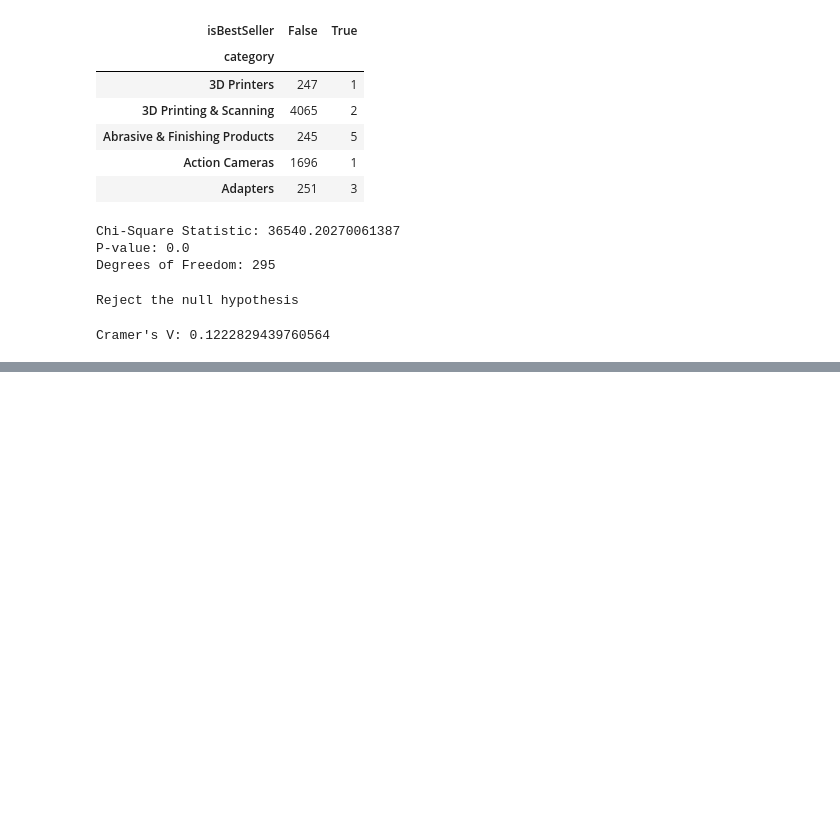
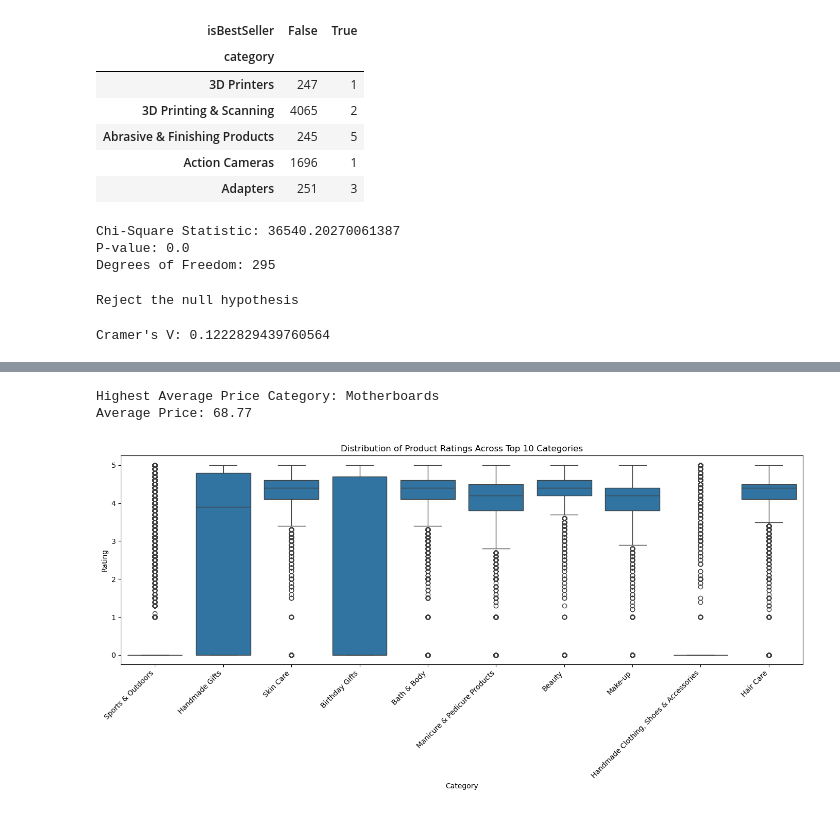
Before and after one commit to Akash-045/lab-eda-bivariate, a Jupyter notebook: Bivariate_Lab.ipynb, the cells around one changed output, grey strips where cells are left out. Cells and saved outputs as stored; diff of their text form; code cells hidden in the pictures; blank space fills up the shorter version.

```diff
--- a/Bivariate_Lab.ipynb
+++ b/Bivariate_Lab.ipynb
@@ -207,0 +448,9 @@ NameError: name 'category_bestseller_top' is not defined
+# %%
+highest_avg_category = avg_price_all_categories.idxmax()
+highest_avg_price = avg_price_all_categories.max()
+
+print("Highest Average Price Category:", highest_avg_category)
+print("Average Price:", round(highest_avg_price, 2))
+# %% [output]
+Highest Average Price Category: Motherboards
+Average Price: 68.77
@@ -207,0 +459,30 @@ NameError: name 'category_bestseller_top' is not defined
+# %%
+top_10_categories = (
+    df_no_outliers['category']
+    .value_counts()
+    .head(10)
+    .index
+)
+# %%
+df_top10 = df_no_outliers[
+    df_no_outliers['category'].isin(top_10_categories)
+]
+# %%
+plt.figure(figsize=(14, 7))
+
+sns.boxplot(
+    data=df_top10,
+    x='category',
+    y='stars'
+)
+
+plt.title('Distribution of Product Ratings Across Top 10 Categories')
+plt.xlabel('Category')
+plt.ylabel('Rating')
+
+plt.xticks(rotation=45, ha='right')
+
+plt.tight_layout()
+plt.show()
+# %% [output]
+[figure, added]
```
Also changed, not shown: parts of 29 cells of this notebook.
